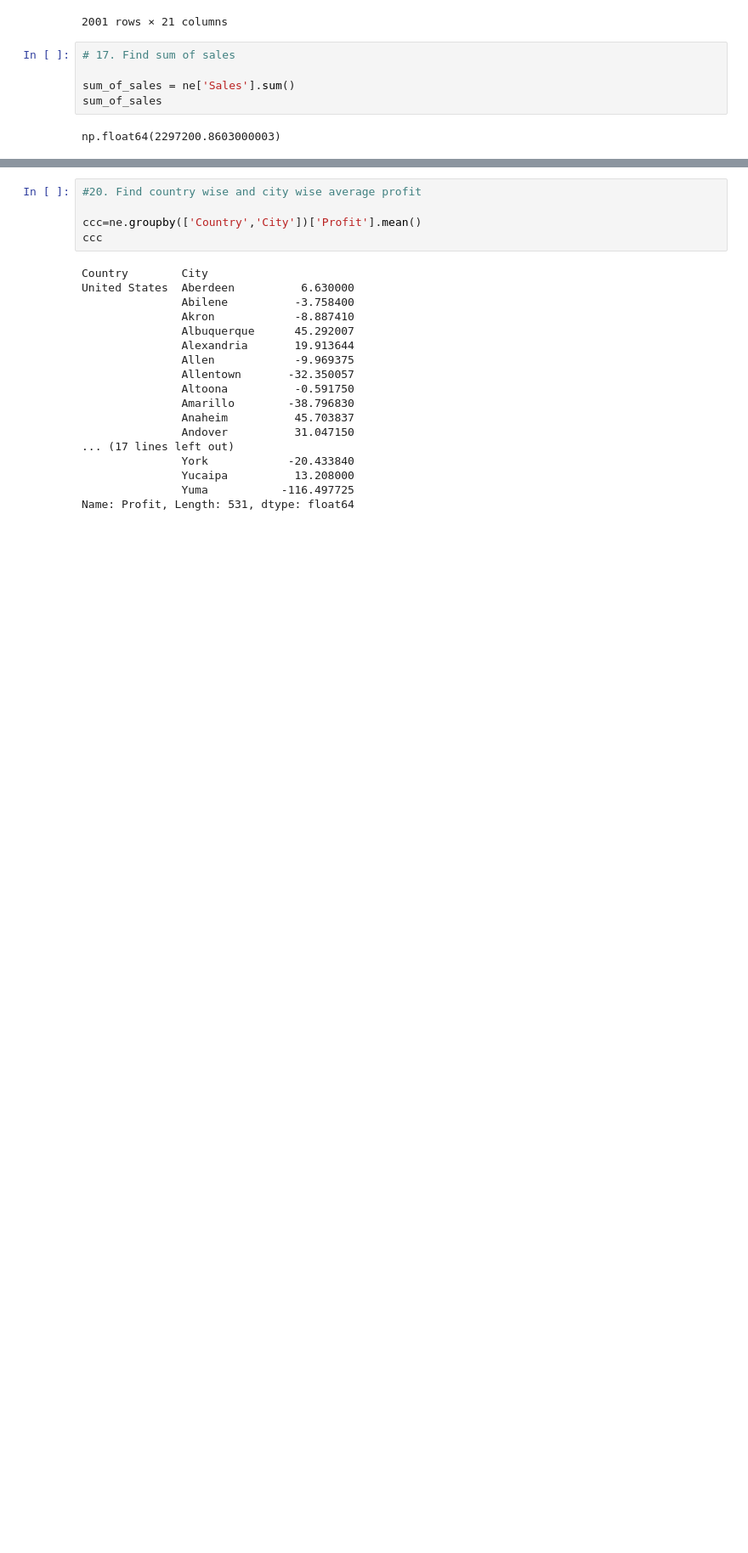
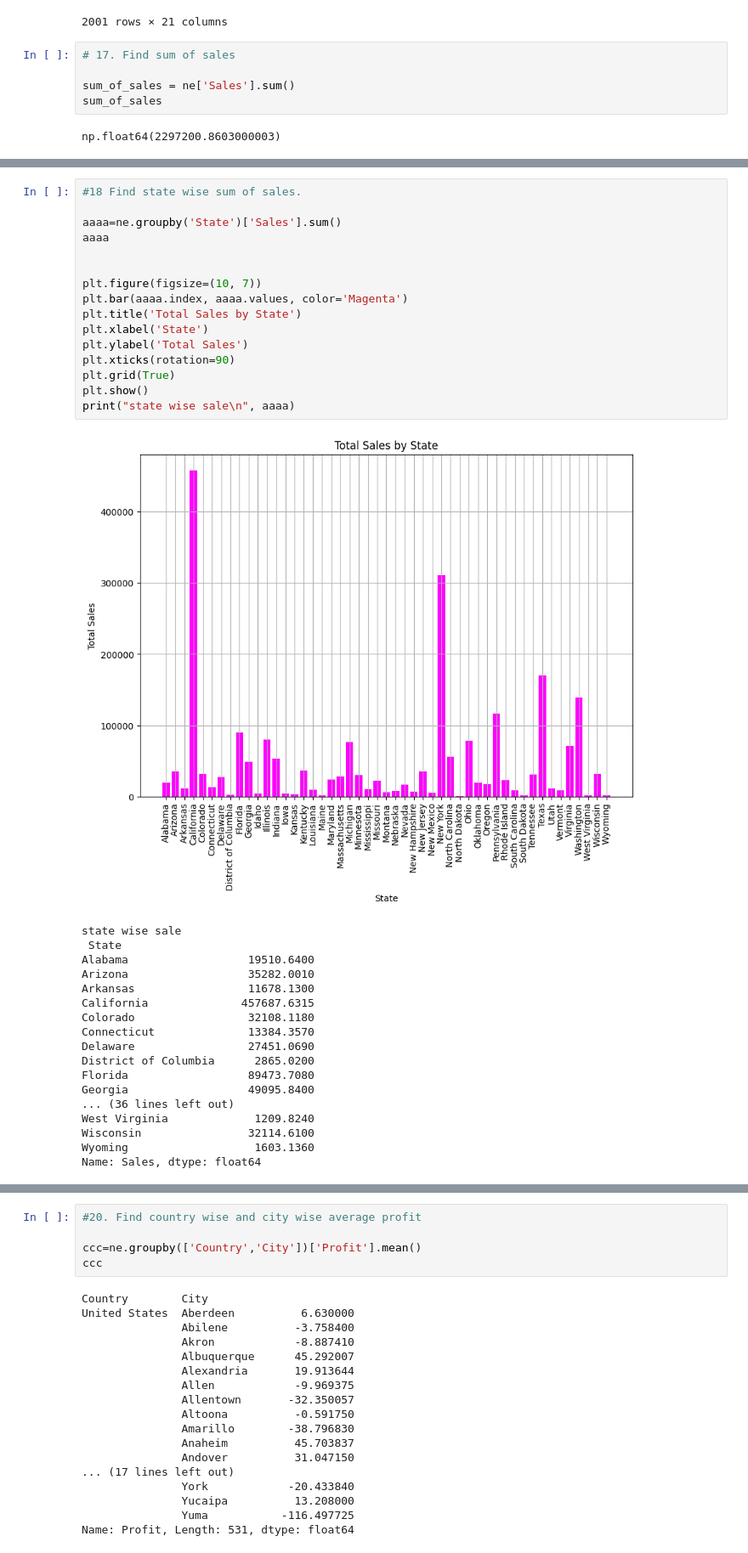
Before and after one commit to Akash05111998/NUMPY---PANDAS, a Jupyter notebook: Pandas Assignment/Pandas_assignment.ipynb, the cells around one changed output, grey strips where cells are left out. Shown at 85% size. Cells and saved outputs as stored; diff of their text form; blank space fills up the shorter version.

```diff
--- a/Pandas Assignment/Pandas_assignment.ipynb
+++ b/Pandas Assignment/Pandas_assignment.ipynb
@@ -367,3 +358,38 @@ Name: Sales, dtype: float64
+# %%
+#18 Find state wise sum of sales.
+
+aaaa=ne.groupby('State')['Sales'].sum()
+aaaa
+
+
+plt.figure(figsize=(10, 7))
+plt.bar(aaaa.index, aaaa.values, color='Magenta')
+plt.title('Total Sales by State')
+plt.xlabel('State')
+plt.ylabel('Total Sales')
+plt.xticks(rotation=90)
+plt.grid(True)
+plt.show()
+print("state wise sale\n", aaaa)
+# %% [output]
+[figure, added]
+state wise sale
+ State
+Alabama                  19510.6400
+Arizona                  35282.0010
+Arkansas                 11678.1300
+California              457687.6315
+Colorado                 32108.1180
+Connecticut              13384.3570
+Delaware                 27451.0690
+District of Columbia      2865.0200
+Florida                  89473.7080
+Georgia                  49095.8400
+... (36 lines left out)
+West Virginia             1209.8240
+Wisconsin                32114.6100
+Wyoming                   1603.1360
+Name: Sales, dtype: float64
 # %%
 #19. Find month wise sum  of sales
 
```
Also changed, not shown: parts of 11 cells of this notebook.
